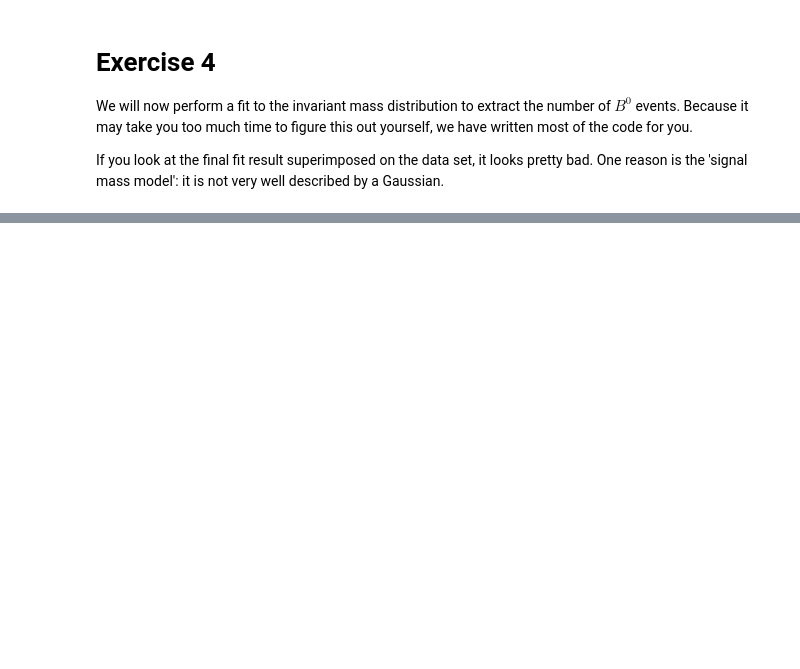
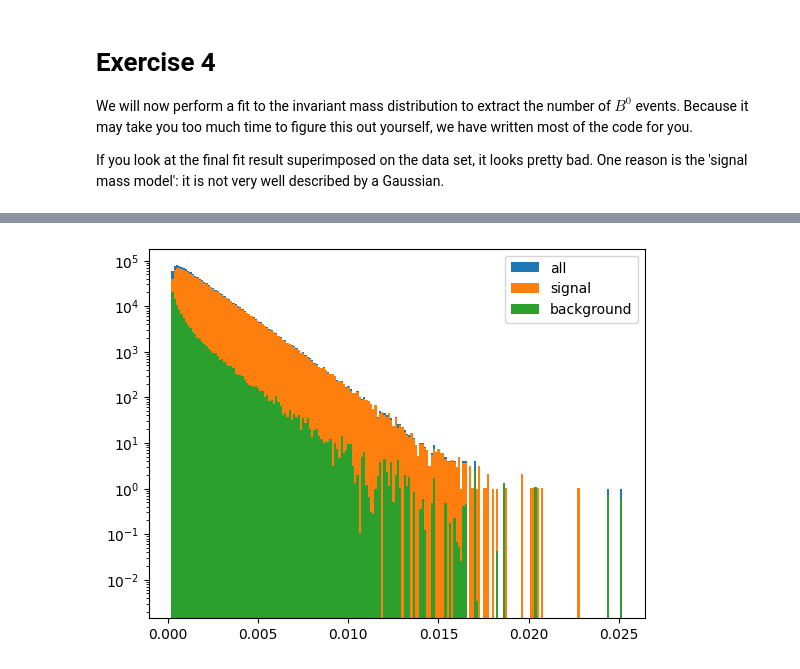
Before and after one commit to wouterhuls/FlavourPhysicsBND2023, a Jupyter notebook: mixingfrequency.ipynb, the cells around one changed output, grey strips where cells are left out. Saved outputs shown, nothing was run; the diff lists cells and outputs as text; code cells hidden in the pictures; blank space fills up the shorter version.

```diff
--- a/mixingfrequency.ipynb
+++ b/mixingfrequency.ipynb
@@ -209,8 +260,17 @@ plt.show()
 # %%
 # @ compute s-weights and make a decaytime plot
 
 # we can get rid of the masks if we only work with the selected events. that actually makes a bit more sense.
 from hepstats.splot import compute_sweights
 sweights_all = compute_sweights(pdf_total, npdata)
-sweights_B0 = np.zeros_like( mass, dtype=np.float64 )
-np.place(sweights_B0, mask, sweights_all[yield_B0] )
+sweights_B0 = sweights_all[yield_B0]
+
+decaytime = dfsel['decaytime']
+plt.hist(decaytime, bins=200, label="all")
+plt.hist(decaytime, bins=200,weights = sweights_B0, label="signal")
+plt.hist(decaytime, bins=200,weights = 1-sweights_B0, label="background")
+plt.yscale("log")
+plt.legend()
+plt.show()
+# %% [output]
+[figure, added]
```
Also changed, not shown: parts of 11 cells of this notebook.
